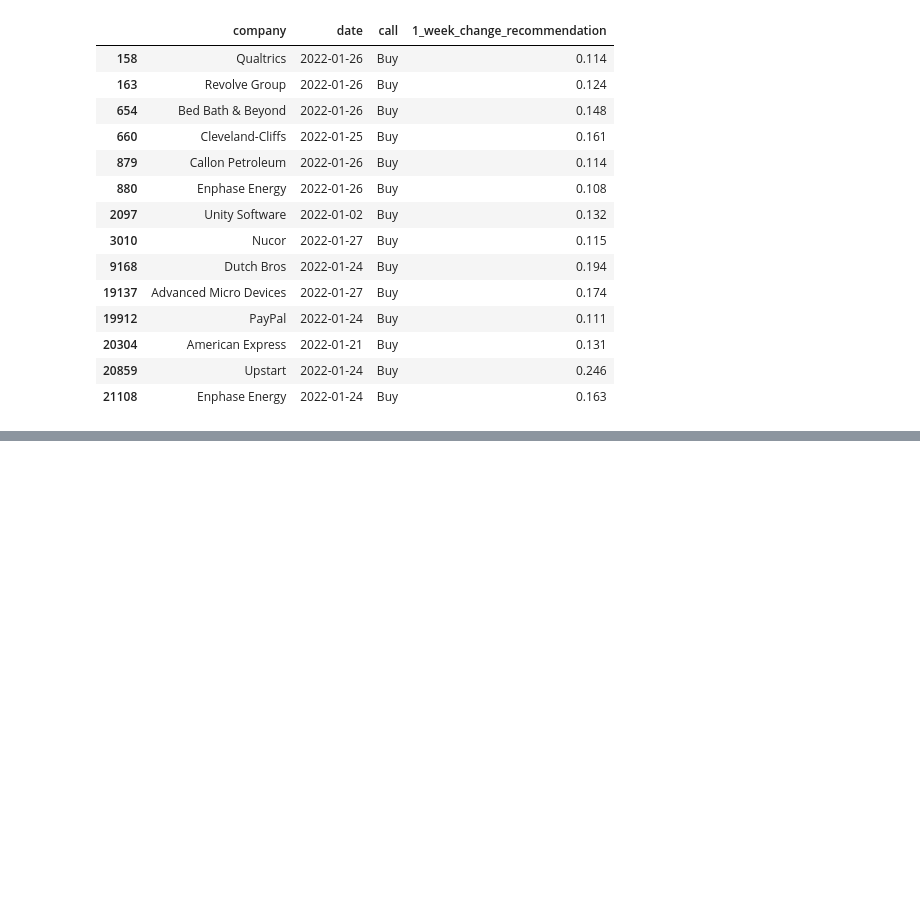
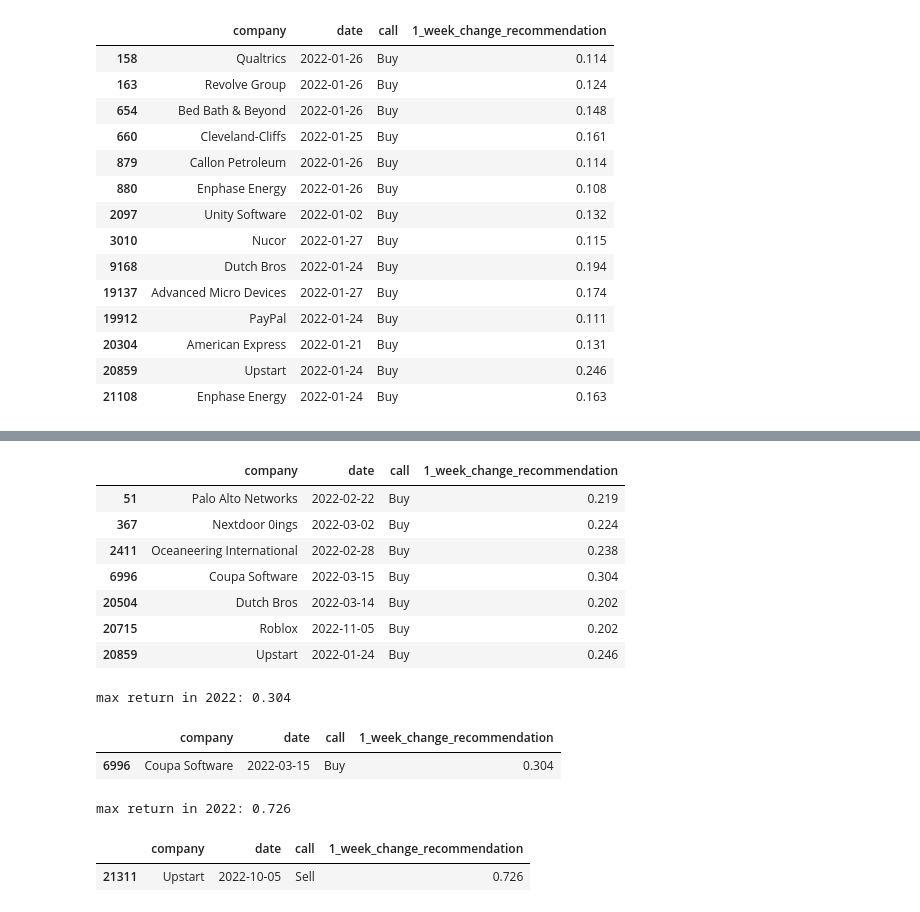
Before and after one commit to MonkeyWrenchGang/MGTPython, a Jupyter notebook: module_2/2_filtering_rows_pandas.ipynb, the cells around one changed output, grey strips where cells are left out. Saved outputs shown, nothing was run; the diff lists cells and outputs as text; code cells hidden in the pictures; blank space fills up the shorter version.

```diff
--- a/module_2/2_filtering_rows_pandas.ipynb
+++ b/module_2/2_filtering_rows_pandas.ipynb
@@ -403,0 +437,36 @@ cramer.query(' date.dt.month == 1 & date.dt.year == 2022 and call == "Buy" and `
+# %%
+max_one_week_return = 0.2
+cramer_call = "Buy"
+cramer.query(' date.dt.year == 2022 and call == @cramer_call and `1_week_change_recommendation` > @max_one_week_return ')\
+[["company","date","call","1_week_change_recommendation"]]
+# %% [output]
+|  | company | date | call | 1_week_change_recommendation |
+| 51 | Palo Alto Networks | 2022-02-22 | Buy | 0.219 |
+| 367 | Nextdoor 0ings | 2022-03-02 | Buy | 0.224 |
+| 2411 | Oceaneering International | 2022-02-28 | Buy | 0.238 |
+| 6996 | Coupa Software | 2022-03-15 | Buy | 0.304 |
+| 20504 | Dutch Bros | 2022-03-14 | Buy | 0.202 |
+| 20715 | Roblox | 2022-11-05 | Buy | 0.202 |
+| 20859 | Upstart | 2022-01-24 | Buy | 0.246 |
+# %%
+max_return = cramer.query(' date.dt.year == 2022 and call == @cramer_call')["1_week_change_recommendation"].max()
+print("max return in 2022: {}\n".format(max_return))
+
+cramer.query(' date.dt.year == 2022 and call == @cramer_call and `1_week_change_recommendation` == @max_return ')\
+[["company","date","call","1_week_change_recommendation"]]
+# %% [output]
+max return in 2022: 0.304
+|  | company | date | call | 1_week_change_recommendation |
+| 6996 | Coupa Software | 2022-03-15 | Buy | 0.304 |
+# %%
+cramer_call = "Sell"
+
+max_return = cramer.query(' date.dt.year == 2022 and call == @cramer_call')["1_week_change_recommendation"].max()
+print("max return in 2022: {}\n".format(max_return))
+
+cramer.query(' date.dt.year == 2022 and call == @cramer_call and `1_week_change_recommendation` == @max_return ')\
+[["company","date","call","1_week_change_recommendation"]]
+# %% [output]
+max return in 2022: 0.726
+|  | company | date | call | 1_week_change_recommendation |
+| 21311 | Upstart | 2022-10-05 | Sell | 0.726 |
```
Also changed, not shown: parts of 2 cells of this notebook.
